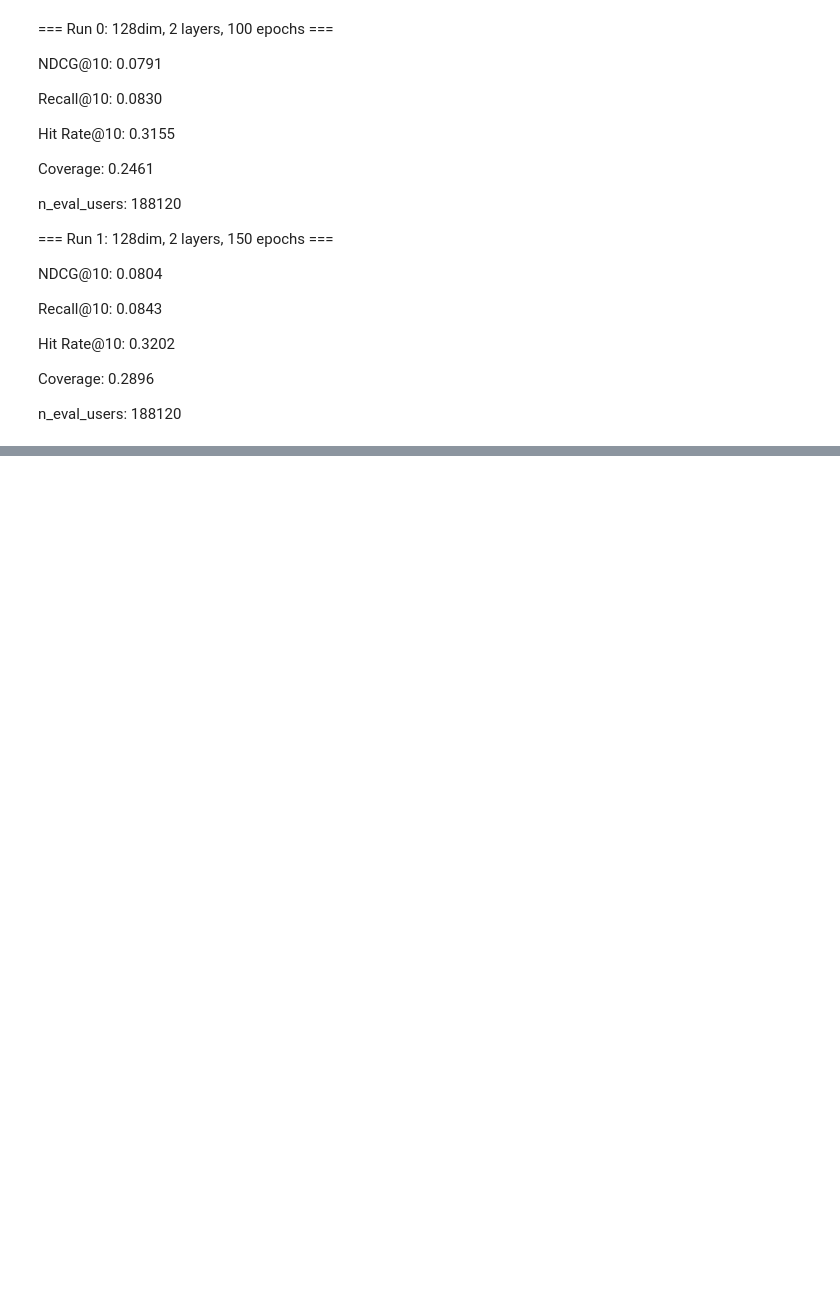
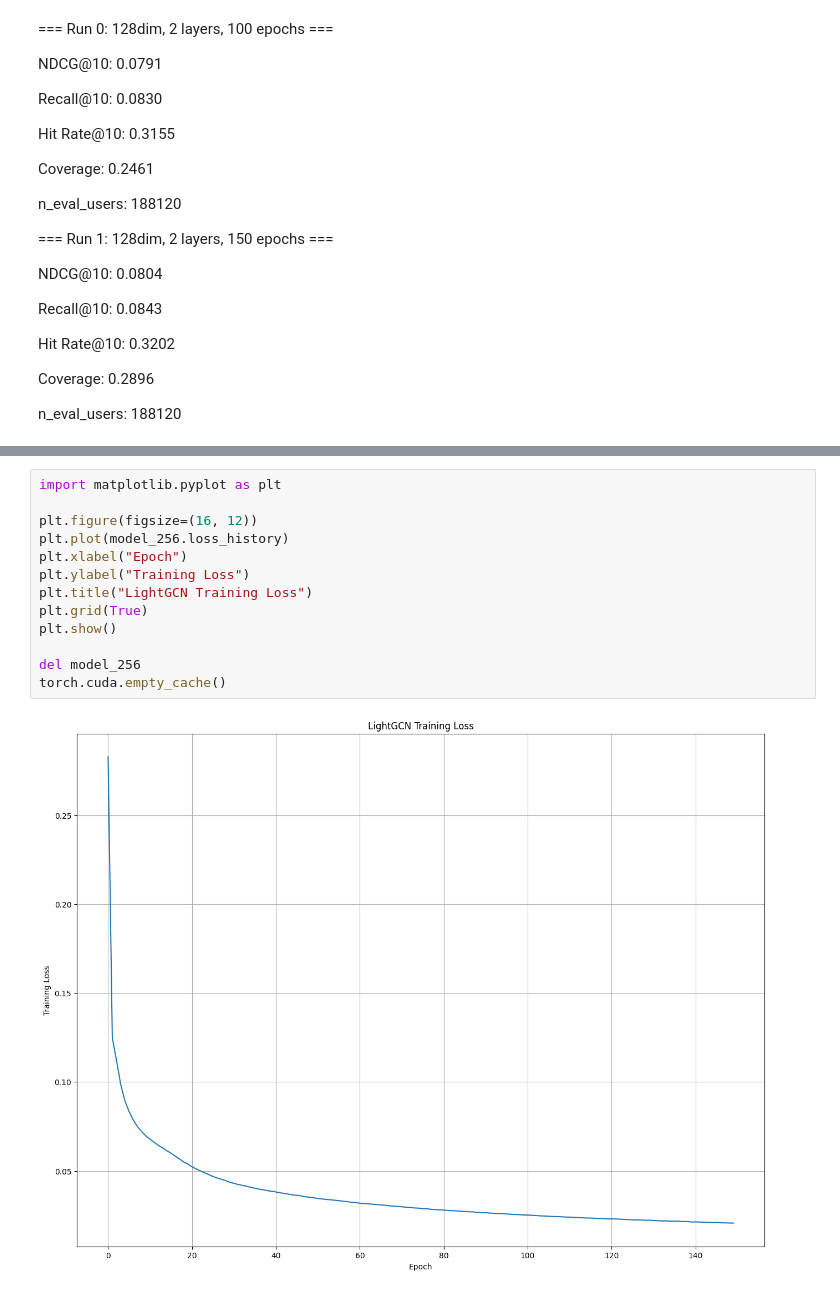
Before and after one commit to bouhlet0/movie-lens-recommender, a Jupyter notebook: result_check.ipynb, the cells around one changed output, grey strips where cells are left out. Saved outputs shown, nothing was run; the diff lists cells and outputs as text; blank space fills up the shorter version.

Commit message:
Added finalized models and model evaluation showcase

```diff
--- a/result_check.ipynb
+++ b/result_check.ipynb
@@ -1061,3 +1084,18 @@ torch.cuda.empty_cache()
+# %%
+import matplotlib.pyplot as plt
+
+plt.figure(figsize=(16, 12))
+plt.plot(model_256.loss_history)
+plt.xlabel("Epoch")
+plt.ylabel("Training Loss")
+plt.title("LightGCN Training Loss")
+plt.grid(True)
+plt.show()
+
+del model_256
+torch.cuda.empty_cache()
+# %% [output]
+[figure, added]
 # %%
 model_256_3l = LightGCNModel(
     n_users=ds.n_users,
```
Also changed, not shown: parts of 13 cells of this notebook.
